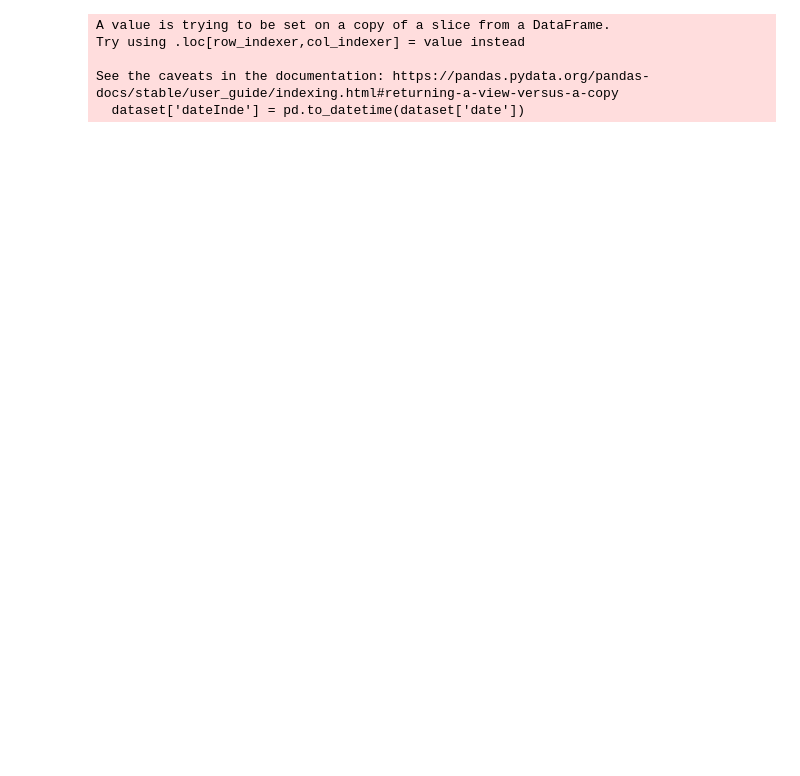
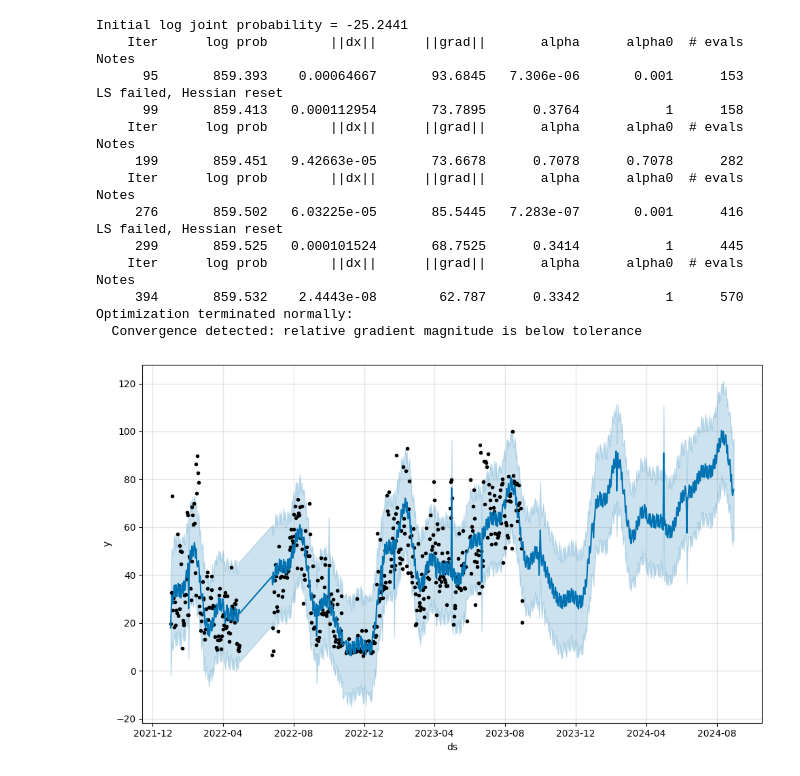
Before and after one commit to 17disney/passenger-flow-forecast, a Jupyter notebook: book/prophet-flow.ipynb, the cells around one changed output. Saved outputs shown, nothing was run; the diff lists cells and outputs as text; code cells hidden in the pictures; blank space fills up the shorter version.

Commit message:
flow

```diff
--- a/book/prophet-flow.ipynb
+++ b/book/prophet-flow.ipynb
@@ -2,5 +2,7 @@
 from file import readFile
 import pandas as pd
 from prophet import Prophet
-dailyHisata = readFile('dailies-his')
+from flow import generByPark
+# dailyHisata = readFile('dailies-scan')
+dailyHisata = readFile('dailies-report')
 # dailyData = readFile('dailies')
@@ -17,11 +11,13 @@ allData = dailyHisata
 # %%
 dataset = allData
-dataset = allData.query('mark>0')
-dataset = allData.query('max>0')
+dataset = allData.query('park=="usb"')
+dataset['mark'] = (dataset['max'] / dataset['max'].max()) #* 100
+dataset['mark'] = dataset['mark'] * 100
+dataset = dataset.query('mark>0')
+# dataset = allData.query("park=='shdr'")
+# dataset = allData.query('max>0')
 # dataset = allData.query('pptTotal<1')
-dataset['max'] = dataset['max'] * 40
-# dataset['max'] = dataset['mark'] / 100 * 80000
-# dataset
+dataset
 # %% [output]
 A value is trying to be set on a copy of a slice from a DataFrame.
 Try using .loc[row_indexer,col_indexer] = value instead
@@ -31,29 +46,49 @@ See the caveats in the documentation: https://pandas.pydata.org/pandas-docs/stab
 # %%
 dataset['dateInde'] = pd.to_datetime(dataset['date'])
 dataset = dataset.set_index('dateInde', drop=True)
 
-# badweathers = pd.DataFrame({
-#   'holiday': 'badweathers',
-#   'ds': pd.to_datetime(dataset.query('pptTotal>15')['date']),
-#   'lower_window': -1,
-#   'upper_window': 0,
-# })
-# dataset
-# df = dataset[['date', 'max']]
-
-# df['2019'].plot()
-# df.plot()
 # dataset = dataset.drop(dataset.loc['2016'].index)
 # dataset = dataset.drop(dataset.loc['2017'].index)
 # dataset = dataset.drop(dataset.loc['2018'].index)
 # dataset = dataset.drop(dataset.loc['2019'].index)
-dataset = dataset.drop(dataset.loc['2020'].index)
-dataset = dataset.drop(dataset.loc['2021'].index)
-dataset = dataset.drop(dataset.loc['2022'].index)
+# dataset = dataset.drop(dataset.loc['2020'].index)
+# dataset = dataset.drop(dataset.loc['2021'].index)
+# dataset = dataset.drop(dataset.loc['2022'].index)
+
 # dataset = dataset.drop(dataset.loc['2023'].index)
+parks = [
+  'usb'
+  # 'fldw',
+  # 'flak',
+  # 'flhs',
+  # 'fle',
+  # 'cadp',
+  # 'cadap',
+  # 'hkdl',
+  # 'tkydl',
+  # 'tkys',
+  # 'pardl',
+  # 'pardsl',
+  # 'ush',
+  # 'usf',
+  # 'usfa',
+  # 'usj'
+]
+
+for park in parks:
+  generByPark(park, dataset)
 # %% [output]
-A value is trying to be set on a copy of a slice from a DataFrame.
-Try using .loc[row_indexer,col_indexer] = value instead
-
-See the caveats in the documentation: https://pandas.pydata.org/pandas-docs/stable/user_guide/indexing.html#returning-a-view-versus-a-copy
-  dataset['dateInde'] = pd.to_datetime(dataset['date'])
+Initial log joint probability = -25.2441
+    Iter      log prob        ||dx||      ||grad||       alpha      alpha0  # evals  Notes
+      95       859.393    0.00064667       93.6845   7.306e-06       0.001      153  LS failed, Hessian reset
+      99       859.413   0.000112954       73.7895      0.3764           1      158
+    Iter      log prob        ||dx||      ||grad||       alpha      alpha0  # evals  Notes
+     199       859.451   9.42663e-05       73.6678      0.7078      0.7078      282
+    Iter      log prob        ||dx||      ||grad||       alpha      alpha0  # evals  Notes
+     276       859.502   6.03225e-05       85.5445   7.283e-07       0.001      416  LS failed, Hessian reset
+     299       859.525   0.000101524       68.7525      0.3414           1      445
+    Iter      log prob        ||dx||      ||grad||       alpha      alpha0  # evals  Notes
+     394       859.532    2.4443e-08        62.787      0.3342           1      570
+Optimization terminated normally:
+  Convergence detected: relative gradient magnitude is below tolerance
+[figure, added]
```
Also changed, not shown: parts of 9 cells of this notebook, 36 other files.
